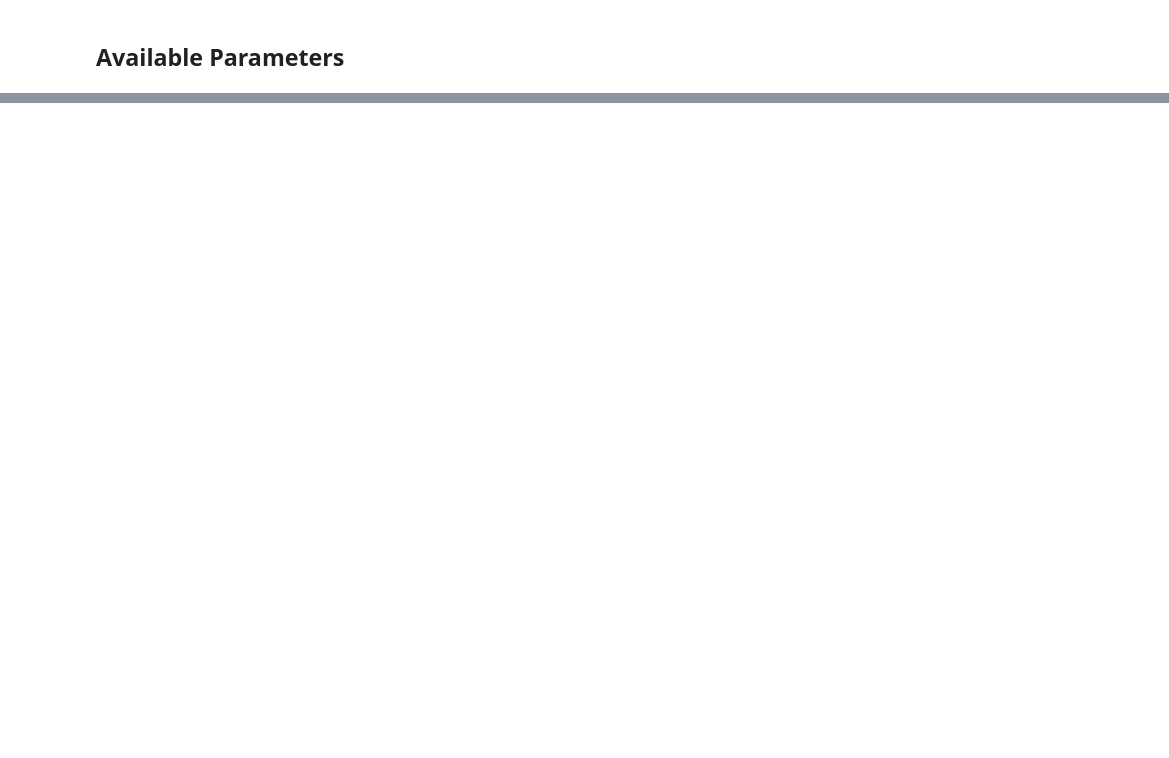
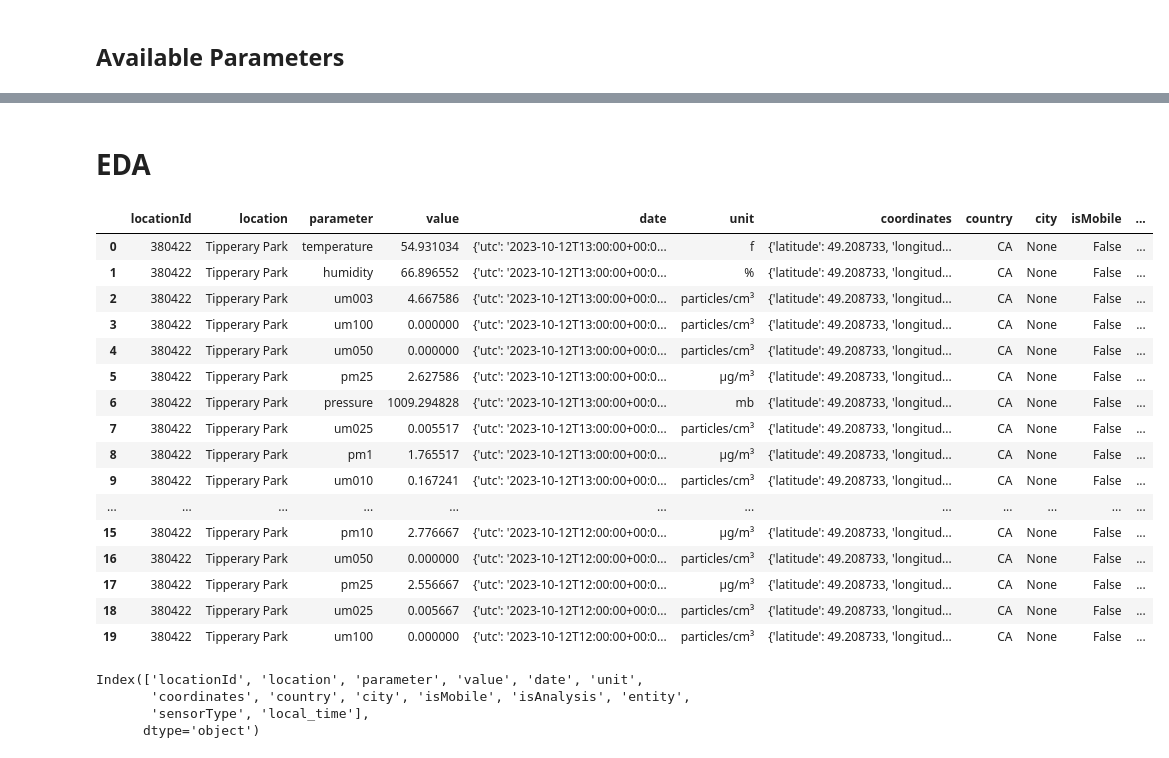
Before and after one commit to beltran-oscar/ETL-pipeline-ML, a Jupyter notebook: src/notebooks/extract.ipynb, the cells around one changed output, grey strips where cells are left out. Drawn from its saved outputs; the diff is of its cells as text; code cells hidden in the pictures; blank space fills up the shorter version.

```diff
--- a/src/notebooks/extract.ipynb
+++ b/src/notebooks/extract.ipynb
@@ -88,0 +120,2 @@ parameters
+# %% [markdown]
+# EDA
@@ -88,0 +126,27 @@ parameters
+# %%
+df.head(20)
+# %% [output]
+|  | locationId | location | parameter | value | date | unit | coordinates | country | city | isMobile | ... |
+| 0 | 380422 | Tipperary Park | temperature | 54.931034 | {'utc': '2023-10-12T13:00:00+00:0... | f | {'latitude': 49.208733, 'longitud... | CA | None | False | ... |
+| 1 | 380422 | Tipperary Park | humidity | 66.896552 | {'utc': '2023-10-12T13:00:00+00:0... | % | {'latitude': 49.208733, 'longitud... | CA | None | False | ... |
+| 2 | 380422 | Tipperary Park | um003 | 4.667586 | {'utc': '2023-10-12T13:00:00+00:0... | particles/cm³ | {'latitude': 49.208733, 'longitud... | CA | None | False | ... |
+| 3 | 380422 | Tipperary Park | um100 | 0.000000 | {'utc': '2023-10-12T13:00:00+00:0... | particles/cm³ | {'latitude': 49.208733, 'longitud... | CA | None | False | ... |
+| 4 | 380422 | Tipperary Park | um050 | 0.000000 | {'utc': '2023-10-12T13:00:00+00:0... | particles/cm³ | {'latitude': 49.208733, 'longitud... | CA | None | False | ... |
+| 5 | 380422 | Tipperary Park | pm25 | 2.627586 | {'utc': '2023-10-12T13:00:00+00:0... | µg/m³ | {'latitude': 49.208733, 'longitud... | CA | None | False | ... |
+| 6 | 380422 | Tipperary Park | pressure | 1009.294828 | {'utc': '2023-10-12T13:00:00+00:0... | mb | {'latitude': 49.208733, 'longitud... | CA | None | False | ... |
+| 7 | 380422 | Tipperary Park | um025 | 0.005517 | {'utc': '2023-10-12T13:00:00+00:0... | particles/cm³ | {'latitude': 49.208733, 'longitud... | CA | None | False | ... |
+| 8 | 380422 | Tipperary Park | pm1 | 1.765517 | {'utc': '2023-10-12T13:00:00+00:0... | µg/m³ | {'latitude': 49.208733, 'longitud... | CA | None | False | ... |
+| 9 | 380422 | Tipperary Park | um010 | 0.167241 | {'utc': '2023-10-12T13:00:00+00:0... | particles/cm³ | {'latitude': 49.208733, 'longitud... | CA | None | False | ... |
+| ... | ... | ... | ... | ... | ... | ... | ... | ... | ... | ... | ... |
+| 15 | 380422 | Tipperary Park | pm10 | 2.776667 | {'utc': '2023-10-12T12:00:00+00:0... | µg/m³ | {'latitude': 49.208733, 'longitud... | CA | None | False | ... |
+| 16 | 380422 | Tipperary Park | um050 | 0.000000 | {'utc': '2023-10-12T12:00:00+00:0... | particles/cm³ | {'latitude': 49.208733, 'longitud... | CA | None | False | ... |
+| 17 | 380422 | Tipperary Park | pm25 | 2.556667 | {'utc': '2023-10-12T12:00:00+00:0... | µg/m³ | {'latitude': 49.208733, 'longitud... | CA | None | False | ... |
+| 18 | 380422 | Tipperary Park | um025 | 0.005667 | {'utc': '2023-10-12T12:00:00+00:0... | particles/cm³ | {'latitude': 49.208733, 'longitud... | CA | None | False | ... |
+| 19 | 380422 | Tipperary Park | um100 | 0.000000 | {'utc': '2023-10-12T12:00:00+00:0... | particles/cm³ | {'latitude': 49.208733, 'longitud... | CA | None | False | ... |
+# %%
+df.columns
+# %% [output]
+Index(['locationId', 'location', 'parameter', 'value', 'date', 'unit',
+       'coordinates', 'country', 'city', 'isMobile', 'isAnalysis', 'entity',
+       'sensorType', 'local_time'],
+      dtype='object')
```
Also changed, not shown: parts of 17 cells of this notebook.
